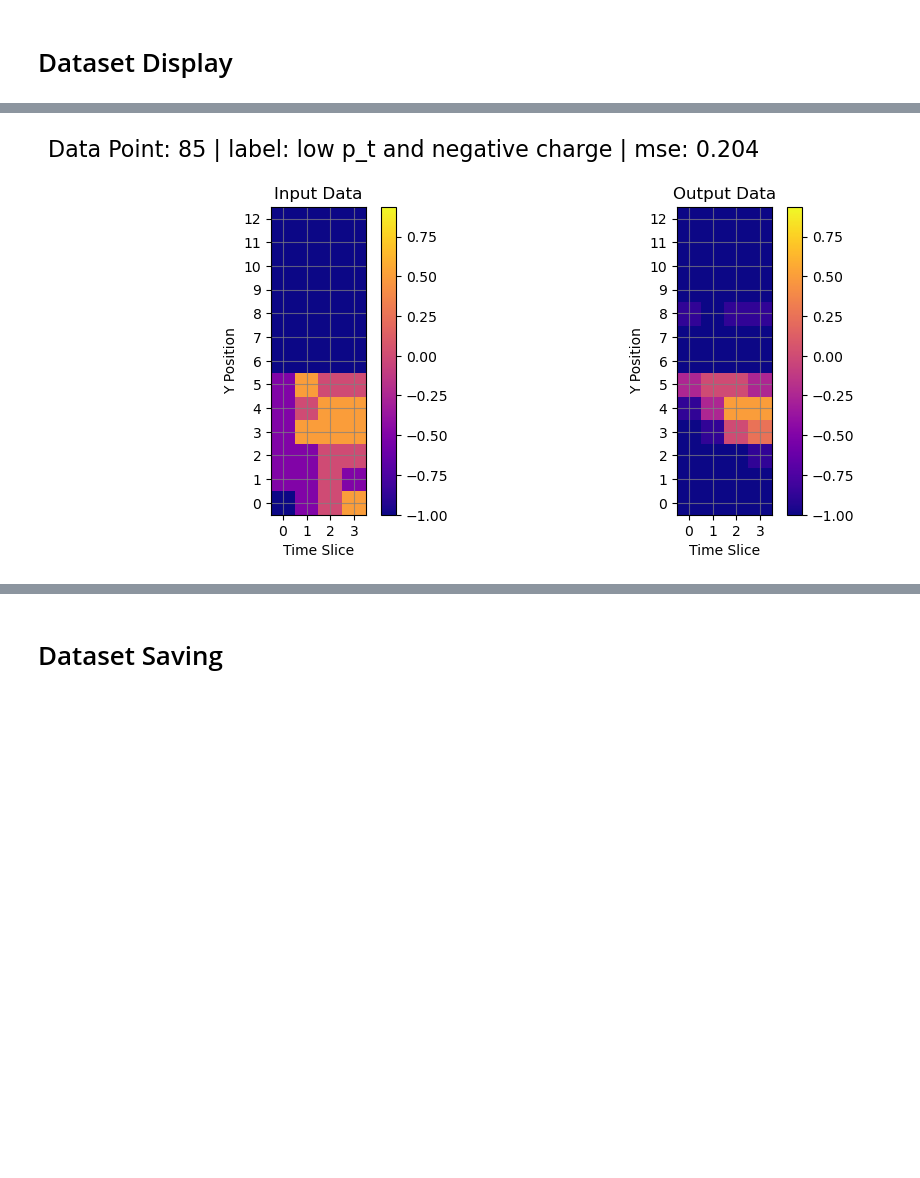
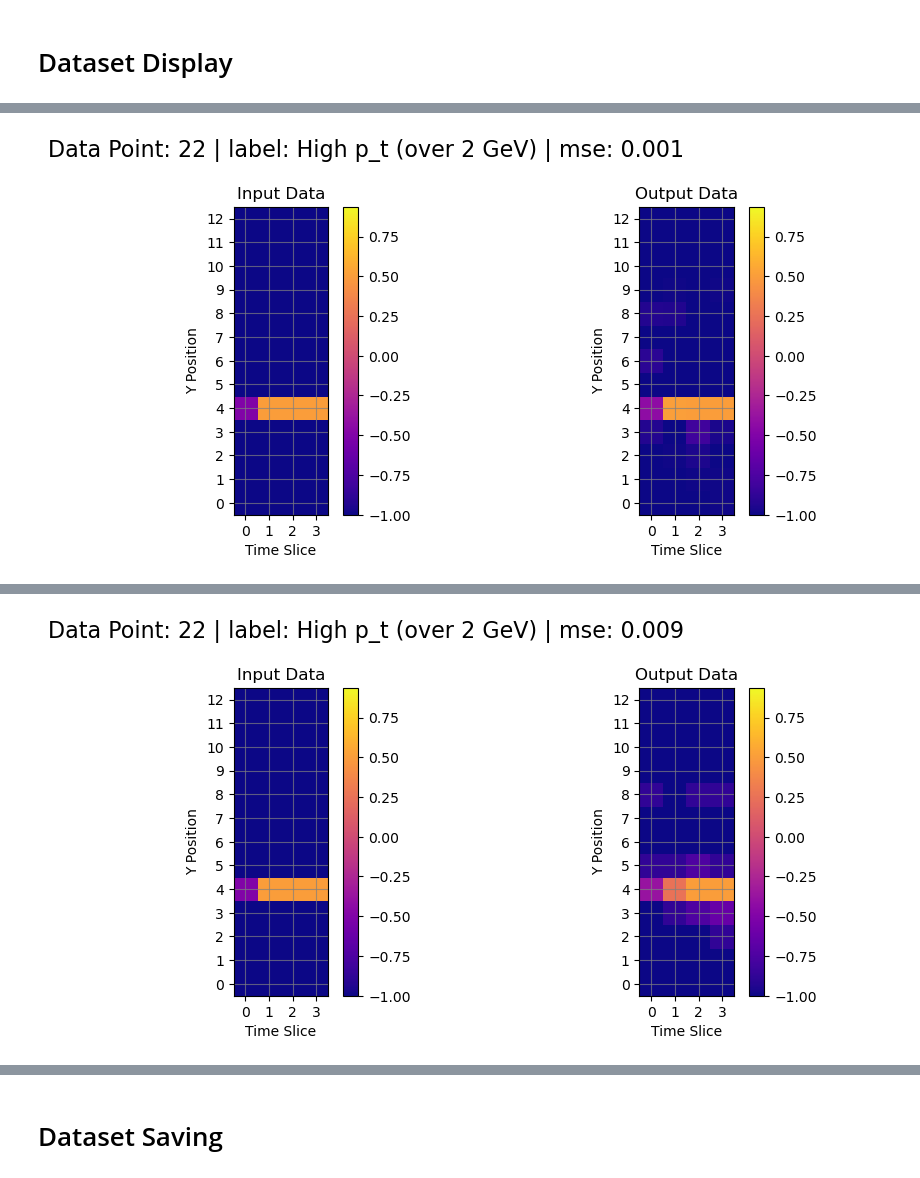
Before and after one commit to Alezander9/ML_FPGAonPixel, a Jupyter notebook: software/ALEX/DNN_high_performance.ipynb, the cells around one changed output, grey strips where cells are left out. Cells and saved outputs as stored; diff of their text form; code cells hidden in the pictures; blank space fills up the shorter version.

Commit message:
better 10 15 model with pruning

```diff
--- a/software/ALEX/DNN_high_performance.ipynb
+++ b/software/ALEX/DNN_high_performance.ipynb
@@ -467,15 +462,15 @@ def qAEmodel(hyperparams):
 
         if isinstance(layer_specs, int):
             layer_name = f'dense{i+1}'
-            if (i == len(AU_ENCODER_LAYERS - 1)):
+            if (i == len(AU_ENCODER_LAYERS) - 1):
                 layer_name = 'latent_space'
             # Flatten layer if necessary
             if (len(layer.shape) != 2):
                 layer = Flatten(name=f'flatten{i}')(layer)
             layer = QDense(layer_specs, kernel_quantizer=quantized_bits(WEIGHTS_BITS,INTEGER_BITS,alpha=1.0),
                     bias_quantizer=quantized_bits(BIAS_BITS,INTEGER_BITS,alpha=1.0), name=layer_name)(layer)
-            layer = QActivation(quantized_relu(ACTIVATION_BITS))(layer)
-            layer = BatchNormalization()(layer)
+            layer = QActivation(quantized_relu(ACTIVATION_BITS), name=f'relu{i+1}')(layer)
+            layer = BatchNormalization(name=f'batch_norm{i+1}')(layer)
         else:
             raise ValueError(f"Unsupported layer specification: {layer_specs}")
         print(layer.shape)
@@ -484,9 +479,9 @@ def qAEmodel(hyperparams):
     if (len(layer.shape) != 4):
         layer = Reshape((NUM_TIME_SLICES, 13, 1), name=f'reshape_output')(layer)
 
-    if (INPUT_SCALING == "Quantized"):
-        # Add quantization layer for 2-bit output
-        layer = QActivation(quantized_bits(IO_BITS, 0, alpha=1.0), name='quantized_output')(layer)
+    # New strategy, dont quantize the output until hls4ml step
+    # if (INPUT_SCALING == "Quantized"):
+    #     layer = QActivation(quantized_bits(IO_BITS, 0, alpha=1.0), name='quantized_output')(layer)
 
 
     model = Model(inputs=y_profile_input, outputs=layer)
@@ -587,7 +582,7 @@ def train_model(data, hyperparams):
             validation_data=(input_validate_data_combined, target_validate_data_coded),  # Validation data
             epochs=EPOCHS,
             batch_size=BATCH_SIZE,
-            callbacks=[earlyStop_callback]
+            callbacks=[earlyStop_callback, tensorboard_callback]
         )
     elif (MODEL_TYPE == "AE"):
         history = model.fit(
@@ -595,7 +590,7 @@ def train_model(data, hyperparams):
             validation_data=(input_validate_data_combined, input_validate_data_combined),  # Validation data
             epochs=EPOCHS,
             batch_size=BATCH_SIZE,
-            callbacks=[earlyStop_callback]
+            callbacks=[earlyStop_callback, tensorboard_callback]
         )
     else:
         raise ValueError("Not a supported model type")
@@ -1122,18 +1123,18 @@ HYPERPARAMETERS = {
     # DNN model format
     "DNN_LAYERS": [24, 12],
     # CNN model format
-    "CONV_LAYER_DEPTHS": [4, 7],
-    "CONV_LAYER_KERNELS": [(3, 3), (3, 3)],
-    "CONV_LAYER_STRIDES": [(1, 1), (1, 1)],
-    "FLATTENED_LAYERS": [7],
-    "MAX_POOLING_SIZE": (2, 2),
+    # "CONV_LAYER_DEPTHS": [4, 7],
+    # "CONV_LAYER_KERNELS": [(3, 3), (3, 3)],
+    # "CONV_LAYER_STRIDES": [(1, 1), (1, 1)],
+    # "FLATTENED_LAYERS": [7],
+    # "MAX_POOLING_SIZE": (2, 2),
     # AU model format
-    "AU_ENCODER_LAYERS": [42],
-    "AU_DECODER_LAYERS": [4*13], # Includes output. Must result in NUM_TIME_SLICES * 13 or (NUM_TIME_SLICES, 13) sized final layer
+    "AU_ENCODER_LAYERS": [32, 16],
+    "AU_DECODER_LAYERS": [24, 4*13], # Includes output. Must result in NUM_TIME_SLICES * 13 or (NUM_TIME_SLICES, 13) sized final layer
     # Output function
     "OUTPUT": "SINGLE", # SOFTMAX or ARGMAX (not working) or LINEAR or SINGLE
     # Model quantization
-    "QUANTIZATION_BITS": [4, 6, 2], # weights&biases, activation, integer
+    "QUANTIZATION_BITS": [10, 15, 2], # weights&biases, activation, integer
     # Training
     "LEARNING_RATE": 0.001,
     "BATCH_SIZE": 1024,  # Number of samples per gradient update
@@ -1142,7 +1143,7 @@ HYPERPARAMETERS = {
     # Pruning
     "PRUNE_START_EPOCH": 0,  # Number of epochs before pruning
     "NUM_PRUNE_EPOCHS": 10,
-    "FINAL_SPARSITY": 0.0,
+    "FINAL_SPARSITY": 0.45,
     "POST_PRUNE_EPOCHS": 50,
 }
 
@@ -1313,13 +1320,14 @@ WARNING:tensorflow:Compiled the loaded model, but the compiled metrics have yet
 # Dataset Display
 # %%
 # DATASET DISPLAY
-rand_idx = 85 # random.randint(0, 99) # 85 is a challenge for AE
+rand_idx = random.randint(0, 99) # 85 is a challenge for AE
 FRAME_TIME = 120  # milliseconds between frames
 input_data_combined_example = data["input_data_combined_example"]
 target_data_coded_example = data["target_data_coded_example"]
 input_data_example = data["input_data_example"]
 target_data_example = data["target_data_example"]
-animation, gif = display_dataset(input_data_example, target_data_example, rand_idx, gif=False)
+# animation, gif = display_dataset(input_data_example, target_data_example, rand_idx, gif=False, difference=False)
 # display_model_IO(HYPERPARAMETERS, input_data_combined_example, target_data_coded_example, rand_idx)
+display_model_example(model, HYPERPARAMETERS, input_data_combined_example, target_data_coded_example, rand_idx)
 display_model_example(loaded_model, HYPERPARAMETERS, input_data_combined_example, target_data_coded_example, rand_idx)
 # %% [output]
@@ -1328 +1335 @@ display_model_example(loaded_model, HYPERPARAMETERS, input_data_combined_example
-[figure, old version]
+[figure, new version]
@@ -1328,0 +1337 @@ display_model_example(loaded_model, HYPERPARAMETERS, input_data_combined_example
+[figure, added]
```
Also changed, not shown: parts of 11 cells of this notebook, 3 other files.
